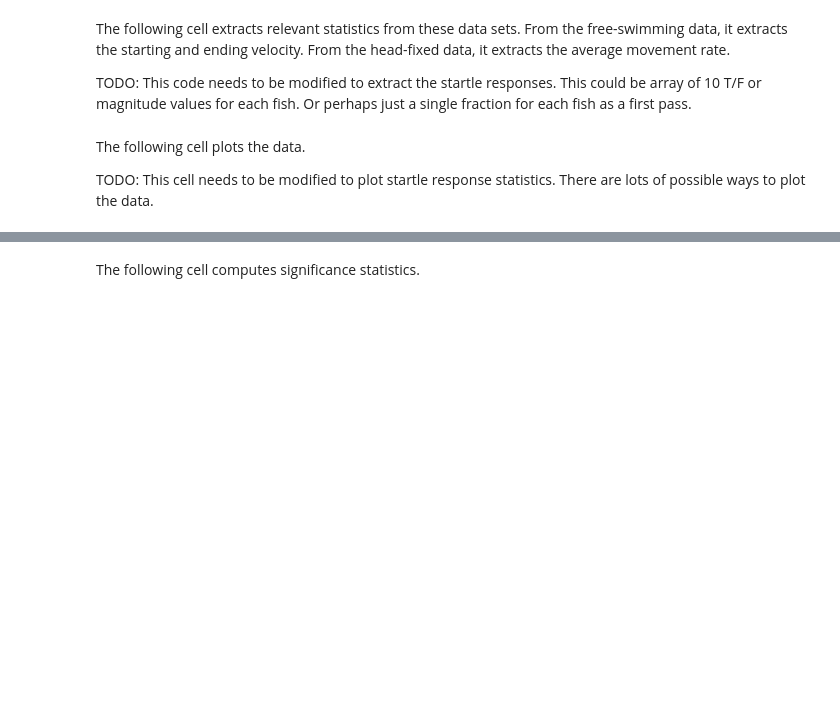
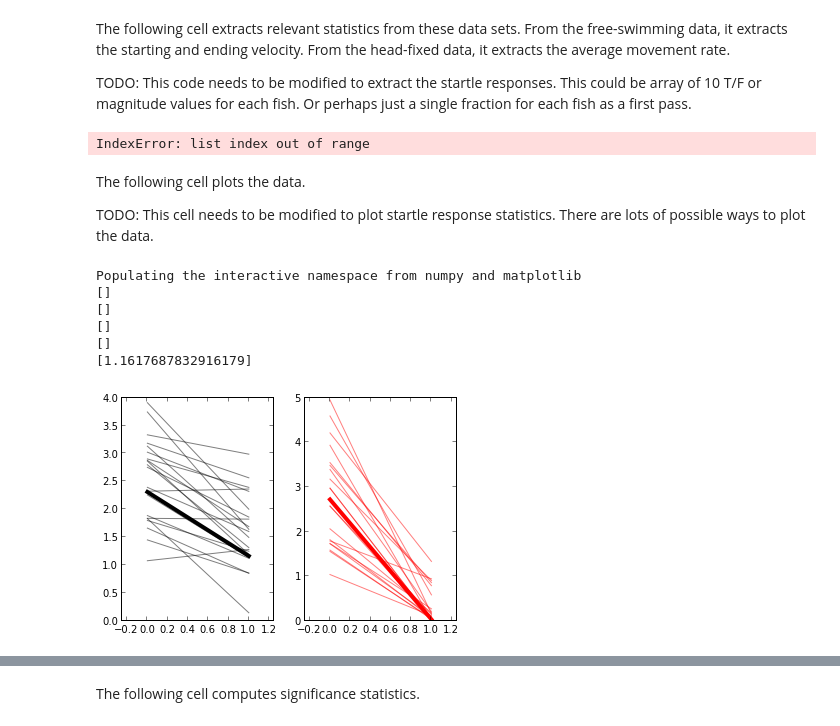
Before and after one commit to nerduno/fishTrax, a Jupyter notebook: code/notebooks/nb_ElectricStartle.ipynb, the cells around one changed output, grey strips where cells are left out. Cells and saved outputs as stored; diff of their text form; code cells hidden in the pictures; blank space fills up the shorter version.

```diff
--- a/code/notebooks/nb_ElectricStartle.ipynb
+++ b/code/notebooks/nb_ElectricStartle.ipynb
@@ -124,9 +130,9 @@ The following cell loads  the data specified in the first cell (both free swimmi
 # %%
 #LOAD BOTH THE FREE-SWIMMING AND HEAD-FIXED DATA.
-%cd /Code/projects/fishTrax/code/analysis/
+#%cd /Code/projects/fishTrax/code/analysis/
 import ArenaBehaviorAnalysis as aba
 from scipy.io.matlab import loadmat
-prefix = '/Users/andalman';
+prefix = '/home/vburns';
 
 for cohort in ['e','c']:
     for nFish in range(len(data[cohort])):
@@ -164,6 +188,8 @@ title(data[cohort][nFish]['fnum'])
 #video_encoded = video.encode("base64")
 #video_tag = '<video controls alt="test" src="data:video/x-m4v;base64,{0}">'.format(video_encoded)
 #HTML(video_tag)
+# %% [output]
+IndexError: list index out of range
 # %%
 #EXTRACT STATISTICS FROM DATASET
 #   START AND END VELOCITY FOR FREE SWIMMING DATA
@@ -274,36 +300,44 @@ TODO: This cell needs to be modified to plot startle response statistics.  There
 # %%
 %pylab inline
 import itertools
 subplot(1,1,1)
 gcf().set_size_inches((8,5))
 cla()
 hold(True)
 for cohort,color in itertools.izip(['e','c'],['r','k']):
     if cohort == 'e':
         subplot(1,2,2)
     else:
         subplot(1,2,1)
 
     for nFish in range(len(data[cohort])):
-        plot([0,1],[data[cohort][nFish]['fStartVel'], data[cohort][nFish]['fEndVel']], color+'-o', alpha=.3)
-    #plot([0,1],[mean([x['fStartVel'] for x in data[cohort]]), mean([x['fEndVel'] for x in data[cohort]])], color+'-o', linewidth=4, alpha=1)
+        plot([0,1],[data[cohort][nFish]['fStartVel'], data[cohort][nFish]['fEndVel']],color, alpha=.5)
+        xlim((-.25, 1.25))
     print [x['fnum'] for x in data[cohort] if x['fStartVel']<1]
 
 
     for nFish in range(len(imgdata[cohort])):
-        plot([0,1],[imgdata[cohort][nFish]['fStartVel'], imgdata[cohort][nFish]['fEndVel']], 'c'
-             + '-o', linewidth=4)
+        plot([0,1],[imgdata[cohort][nFish]['fStartVel'], imgdata[cohort][nFish]['fEndVel']],color, linewidth=4)
+        xlim((-.25, 1.25))
     print [x['fnum'] for x in imgdata[cohort] if x['fStartVel']<1]
 
     xlim([-.5,1.5])
     gca().get_xaxis().set_ticks([0,1])
     gca().set_xticklabels(['Before IS','After IS'])
     gca().tick_params(axis='both', which='major', labelsize=14)
     ylabel('Median Speed (mm/s)', fontsize=16)
 
 print [x['fEndVel'] for x in imgdata['c']]
 
 #savefig('/Users/andalman/Documents/Stanford/LabMeeting/20140617 - Data/Freeswim IS response - with imaged.pdf')
+# %% [output]
+Populating the interactive namespace from numpy and matplotlib
+[]
+[]
+[]
+[]
+[1.1617687832916179]
+[figure, added]
 # %%
 %pylab inline
 clf()
```
Also changed, not shown: parts of 10 cells of this notebook, 5 other files.
